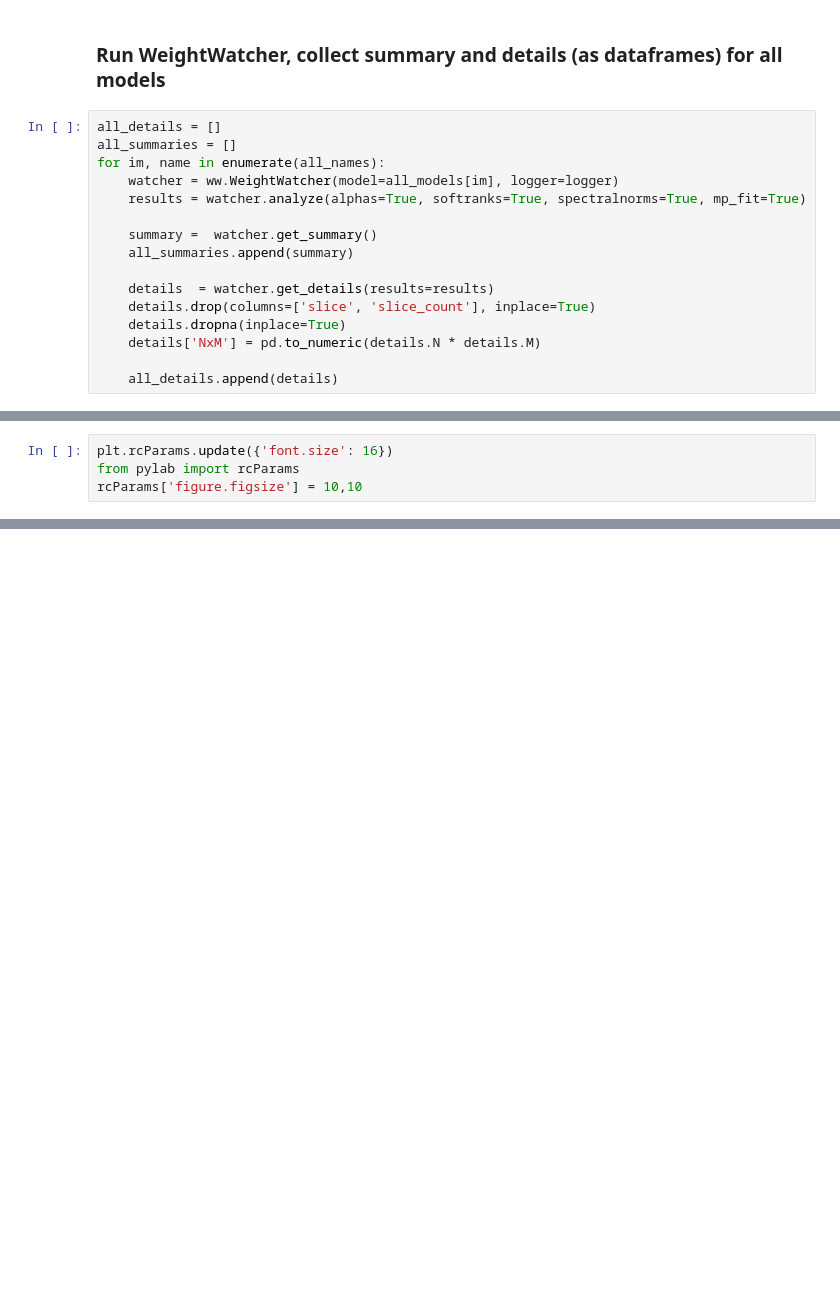
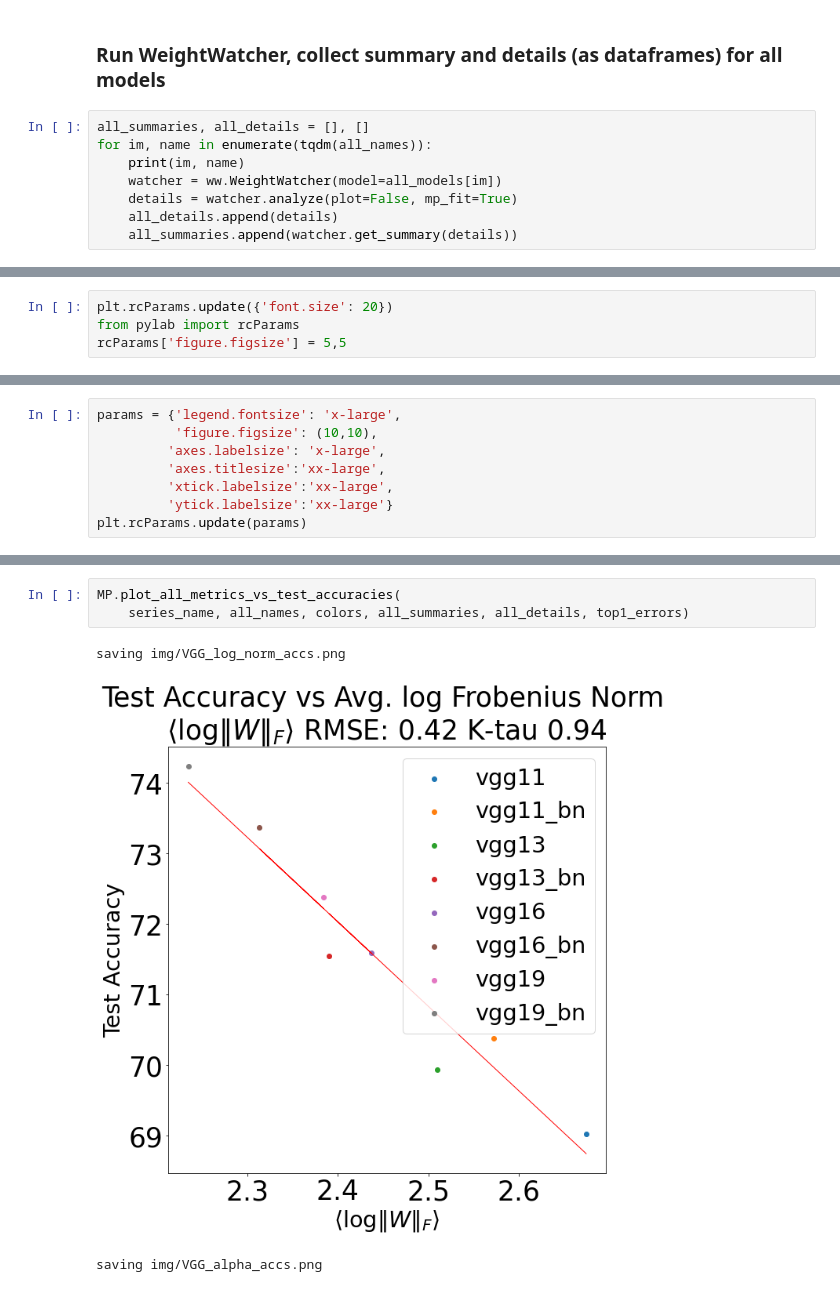
Before and after one commit to CalculatedContent/WeightWatcher, a Jupyter notebook: WeightWatcher-VGG.ipynb, the cells around one changed output, grey strips where cells are left out. Cells and saved outputs as stored; diff of their text form; blank space fills up the shorter version.

```diff
--- a/WeightWatcher-VGG.ipynb
+++ b/WeightWatcher-VGG.ipynb
@@ -188,19 +208,11 @@ top5_errors= {
 }
 # %% [markdown]
 ### Run WeightWatcher, collect summary and details (as dataframes) for all models
-# %%
-all_details = []
-all_summaries = []
-for im, name in enumerate(all_names):
-    watcher = ww.WeightWatcher(model=all_models[im], logger=logger)
-    results = watcher.analyze(alphas=True, softranks=True, spectralnorms=True, mp_fit=True)
-
-    summary =  watcher.get_summary()
-    all_summaries.append(summary)
-
-    details  = watcher.get_details(results=results)
-    details.drop(columns=['slice', 'slice_count'], inplace=True)
-    details.dropna(inplace=True)
-    details['NxM'] = pd.to_numeric(details.N * details.M)
-
-    all_details.append(details)
+# %%
+all_summaries, all_details = [], []
+for im, name in enumerate(tqdm(all_names)):
+    print(im, name)
+    watcher = ww.WeightWatcher(model=all_models[im])
+    details = watcher.analyze(plot=False, mp_fit=True)
+    all_details.append(details)
+    all_summaries.append(watcher.get_summary(details))
@@ -207,4 +323,4 @@ for im, name in enumerate(all_names):
 # %%
-plt.rcParams.update({'font.size': 16})
+plt.rcParams.update({'font.size': 20})
 from pylab import rcParams
-rcParams['figure.figsize'] = 10,10
+rcParams['figure.figsize'] = 5,5
@@ -362,0 +327,8 @@ plot_test_accuracy(metric, xlabel, title)
+# %%
+params = {'legend.fontsize': 'x-large',
+          'figure.figsize': (10,10),
+         'axes.labelsize': 'x-large',
+         'axes.titlesize':'xx-large',
+         'xtick.labelsize':'xx-large',
+         'ytick.labelsize':'xx-large'}
+plt.rcParams.update(params)
@@ -491,0 +373,7 @@ plot_metrics_depth(metric, xlabel, title, valid_ids = first_n_last_ids)
+# %%
+MP.plot_all_metrics_vs_test_accuracies(
+    series_name, all_names, colors, all_summaries, all_details, top1_errors)
+# %% [output]
+saving img/VGG_log_norm_accs.png
+[figure, added]
+saving img/VGG_alpha_accs.png
```
Also changed, not shown: parts of 30 cells of this notebook.
